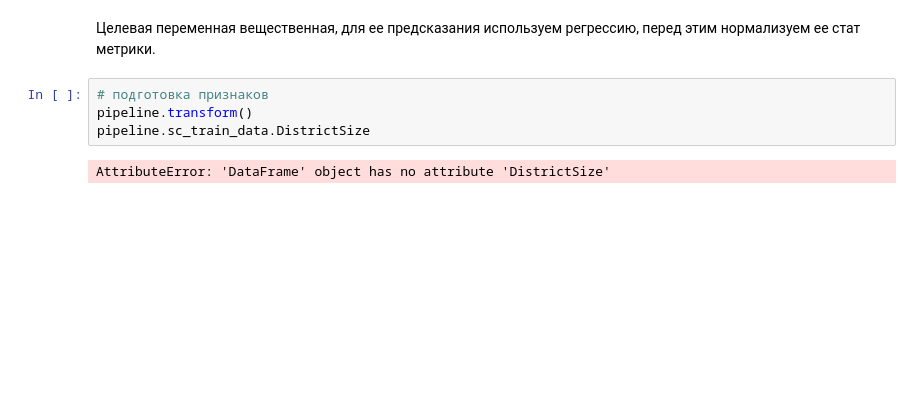
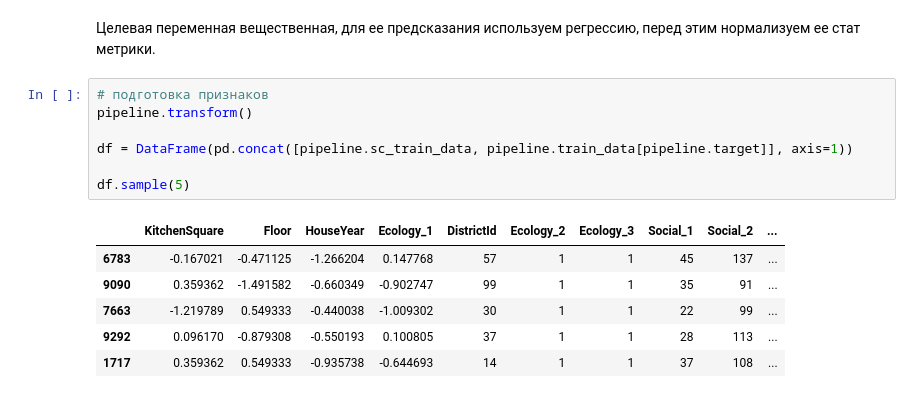
Before and after one commit to BlackStoneShadow/Python, a Jupyter notebook: MLearning/DSLibraries/Summary/Task1.ipynb, the cells around one changed output. Drawn from its saved outputs; the diff is of its cells as text; blank space fills up the shorter version.

```diff
--- a/MLearning/DSLibraries/Summary/Task1.ipynb
+++ b/MLearning/DSLibraries/Summary/Task1.ipynb
@@ -381,7 +383,15 @@ pipeline.plot(pipeline.train_data)
 # %%
 # подготовка признаков
 pipeline.transform()
-pipeline.sc_train_data.DistrictSize
+
+df = DataFrame(pd.concat([pipeline.sc_train_data, pipeline.train_data[pipeline.target]], axis=1))
+
+df.sample(5)
 # %% [output]
-AttributeError: 'DataFrame' object has no attribute 'DistrictSize'
+|  | KitchenSquare | Floor | HouseYear | Ecology_1 | DistrictId | Ecology_2 | Ecology_3 | Social_1 | Social_2 | ... |
+| 6783 | -0.167021 | -0.471125 | -1.266204 | 0.147768 | 57 | 1 | 1 | 45 | 137 | ... |
+| 9090 | 0.359362 | -1.491582 | -0.660349 | -0.902747 | 99 | 1 | 1 | 35 | 91 | ... |
+| 7663 | -1.219789 | 0.549333 | -0.440038 | -1.009302 | 30 | 1 | 1 | 22 | 99 | ... |
+| 9292 | 0.096170 | -0.879308 | -0.550193 | 0.100805 | 37 | 1 | 1 | 28 | 113 | ... |
+| 1717 | 0.359362 | 0.549333 | -0.935738 | -0.644693 | 14 | 1 | 1 | 37 | 108 | ... |
 # %%
```
Also changed, not shown: parts of 9 cells of this notebook.
